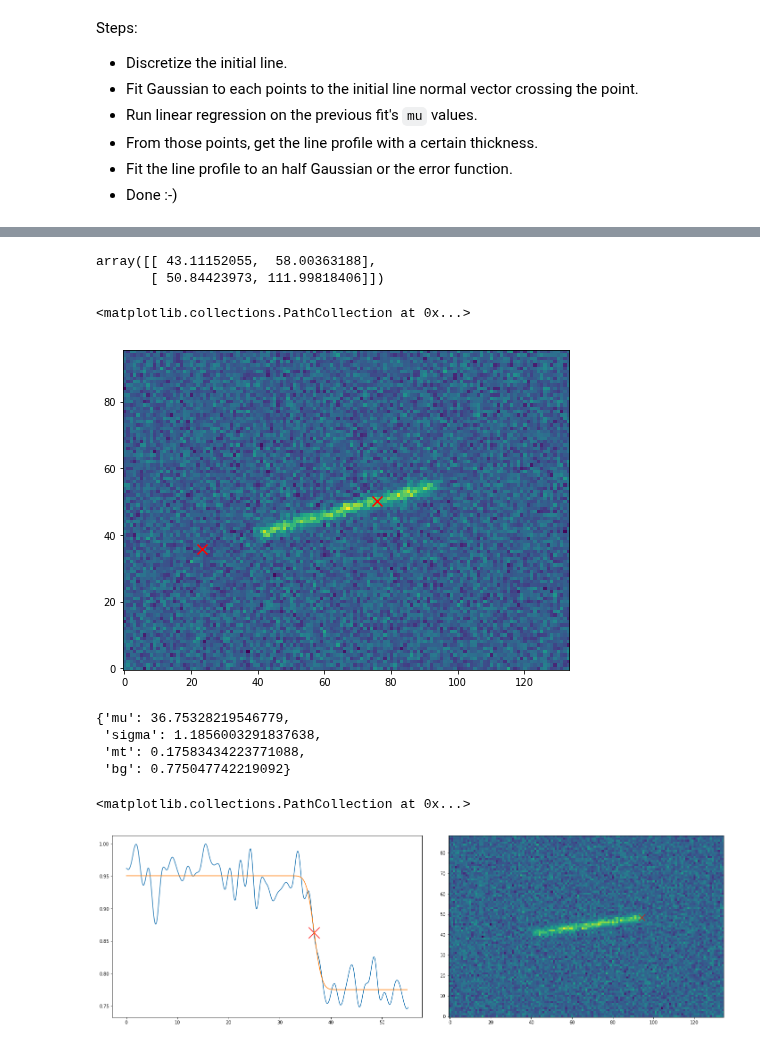
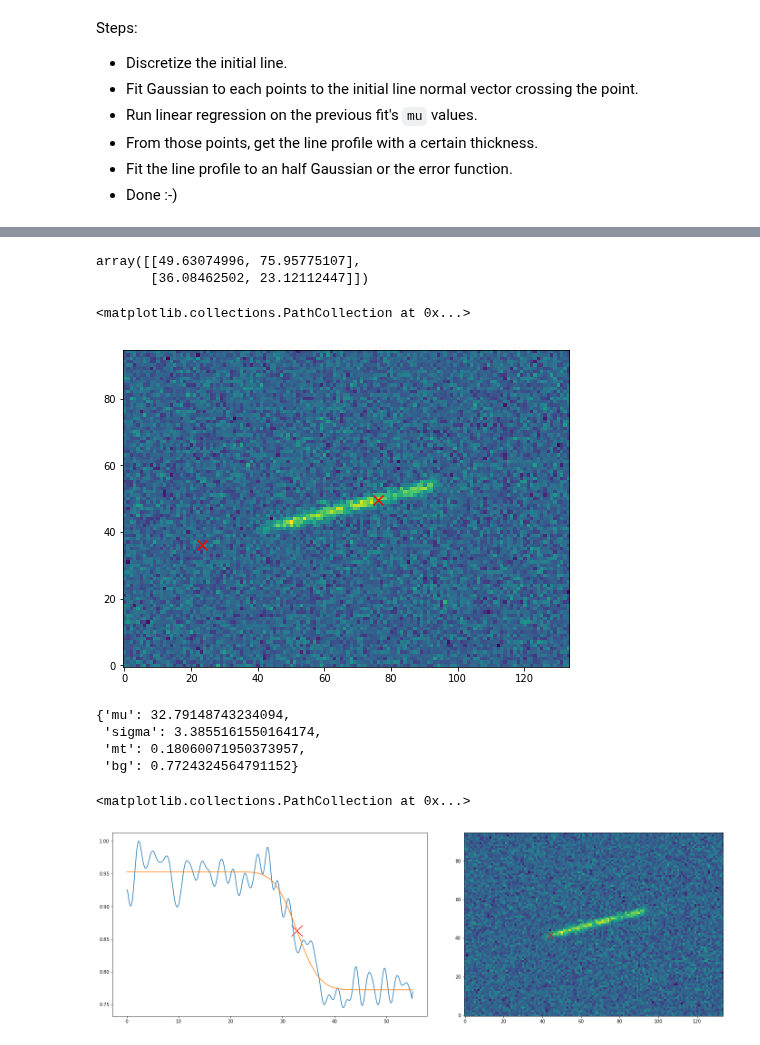
Before and after one commit to brouhardlab/anamic, a Jupyter notebook: notebooks/Development/Microtubule Tip Fitter.ipynb, the cells around one changed output, grey strips where cells are left out. Cells and saved outputs as stored; diff of their text form; code cells hidden in the pictures.

```diff
--- a/notebooks/Development/Microtubule Tip Fitter.ipynb
+++ b/notebooks/Development/Microtubule Tip Fitter.ipynb
@@ -44,15 +40,3 @@ metadata = json.load(open(fname.with_suffix('.json')))
 # Get microtubule tip coordinates
 tip_start = np.array(metadata['tip_start'])
 tip_end = np.array(metadata['tip_end'])
-# %%
-import read_roi
-
-im = tifffile.imread("/home/hadim/2019-01-28 ch10 seeds snapshot GTP-EGS-1.tif")
-metadata = read_roi.read_roi_zip('/home/hadim/2019-01-28 ch10 seeds snapshot GTP-EGS-1.zip')
-
-metadata['pixel_size'] = 107
-
-roi_id = '0272-0569'
-roi_id = '0274-0197'
-tip_start = (metadata[roi_id]['y1'], metadata[roi_id]['x1'])
-tip_end = (metadata[roi_id]['y2'], metadata[roi_id]['x2'])
@@ -59,15 +64,10 @@ tip_end = (metadata[roi_id]['y2'], metadata[roi_id]['x2'])
 # %%
-args = {}
-args['length_spacing'] = 1  # pixel
-args['line_thickness'] = 2000 / metadata['pixel_size'] # pixel
-args['width_spacing'] = 1  # pixel
-
-lines = anamic.fitter.get_thick_line(tip_start, tip_end, **args)
+lines = anamic.fitter.get_thick_line(tip_start, tip_end, **args['get_thick_line_args'])
 
 # Check the new points.
 fig, ax = plt.subplots(figsize=(8, 8))
 
-ax.imshow(im, interpolation='none', origin=[0, 0], cmap='viridis')
+ax.imshow(image, interpolation='none', origin=[0, 0], cmap='viridis')
 ax.set_aspect('equal')
 
 ax.scatter(lines[1, 0], lines[0, 0], color='red', s=20, marker=".")
@@ -107,10 +109,6 @@ TypeError: '>' not supported between instances of 'NoneType' and 'float'
 
 # We define a new line we are going to use for the fitting process
 pixel_size = metadata['pixel_size']
-offset_start = 4000  # nm
-offset_end = 2000  # nm
-offset_start_pixel = offset_start / pixel_size
-offset_end_pixel = offset_end / pixel_size
 
 line = np.array([tip_start, tip_end])
 
@@ -119,53 +117,51 @@ vec = tip_end - tip_start
 
 # Get the coordinates of the points we'll use
 # to for line fitting.
-start_point = anamic.geometry.get_point_from_vector(-vec, tip_end, offset_start_pixel)
-end_point = anamic.geometry.get_point_from_vector(vec, tip_end, offset_end_pixel)
+start_point = anamic.geometry.get_point_from_vector(-vec, tip_end, args['offset_start'])
+end_point = anamic.geometry.get_point_from_vector(vec, tip_end, args['offset_end'])
 line_fit_tips = np.array([start_point, end_point])
+
+line_fit_tips
+# %% [output]
+array([[49.63074996, 75.95775107],
+       [36.08462502, 23.12112447]])
-# %%
-line_fit_tips
-# %% [output]
-array([[ 43.11152055,  58.00363188],
-       [ 50.84423973, 111.99818406]])
 # %%
 fig, ax = plt.subplots(figsize=(8, 8))
 
-ax.imshow(im, interpolation='none', origin=[0, 0], cmap='viridis')
+ax.imshow(image, interpolation='none', origin=[0, 0], cmap='viridis')
 ax.set_aspect('equal')
 ax.scatter(line_fit_tips[:, 1], line_fit_tips[:, 0], color='red', s=100, marker="x")
 # %% [output]
 <matplotlib.collections.PathCollection at 0x...>
-[figure, old version]
+[figure, new version]
 # %%
-fit_params = {}
-fit_params['length_spacing'] = 0.1
-fit_params['line_thickness'] = 400 / metadata["pixel_size"]
-fit_params['width_spacing'] = 0.1
-
-x_profile, y_profile, fit_result, fit_func = anamic.fitter.tip_line_fit(line_fit_tips[0], line_fit_tips[1], im, **fit_params)
+x_profile, y_profile, fit_result, fit_func = anamic.fitter.tip_line_fit(line_fit_tips[0],
+                                                                        line_fit_tips[1],
+                                                                        image,
+                                                                        **args['tip_fit_args'])
 fit_values = fit_result.values
 fit_values
 # %% [output]
-{'mu': 36.75328219546779,
- 'sigma': 1.1856003291837638,
- 'mt': 0.17583434223771088,
- 'bg': 0.775047742219092}
+{'mu': 32.79148743234094,
+ 'sigma': 3.3855161550164174,
+ 'mt': 0.18060071950373957,
+ 'bg': 0.7724324564791152}
 # %%
 x = np.arange(x_profile[0], x_profile[-1], 0.1)
 y_fitted = fit_func(x, **fit_values)
 
 fig, (ax1, ax2) = plt.subplots(ncols=2, figsize=(20, 6), constrained_layout=True)
 ax1.plot(x_profile, y_profile, label='data')
 ax1.plot(x, y_fitted, label='fit')
 
 mu = fit_values['mu']
 ax1.scatter(mu, fit_func(mu, **fit_values), color='red', s=600, marker='x')
 
-ax2.imshow(im, interpolation='none', origin=[0, 0], cmap='viridis')
+ax2.imshow(image, interpolation='none', origin=[0, 0], cmap='viridis')
 ax2.set_aspect('equal')
 
 tip_position = anamic.geometry.get_point_from_vector(vec, line_fit_tips[0], mu)
 ax2.scatter(tip_position[1], tip_position[0], color='red', s=200, marker="x", alpha=0.8)
 # %% [output]
 <matplotlib.collections.PathCollection at 0x...>
-[figure, old version]
+[figure, new version]
```
Also changed, not shown: parts of 5 cells of this notebook, 5 other files.
